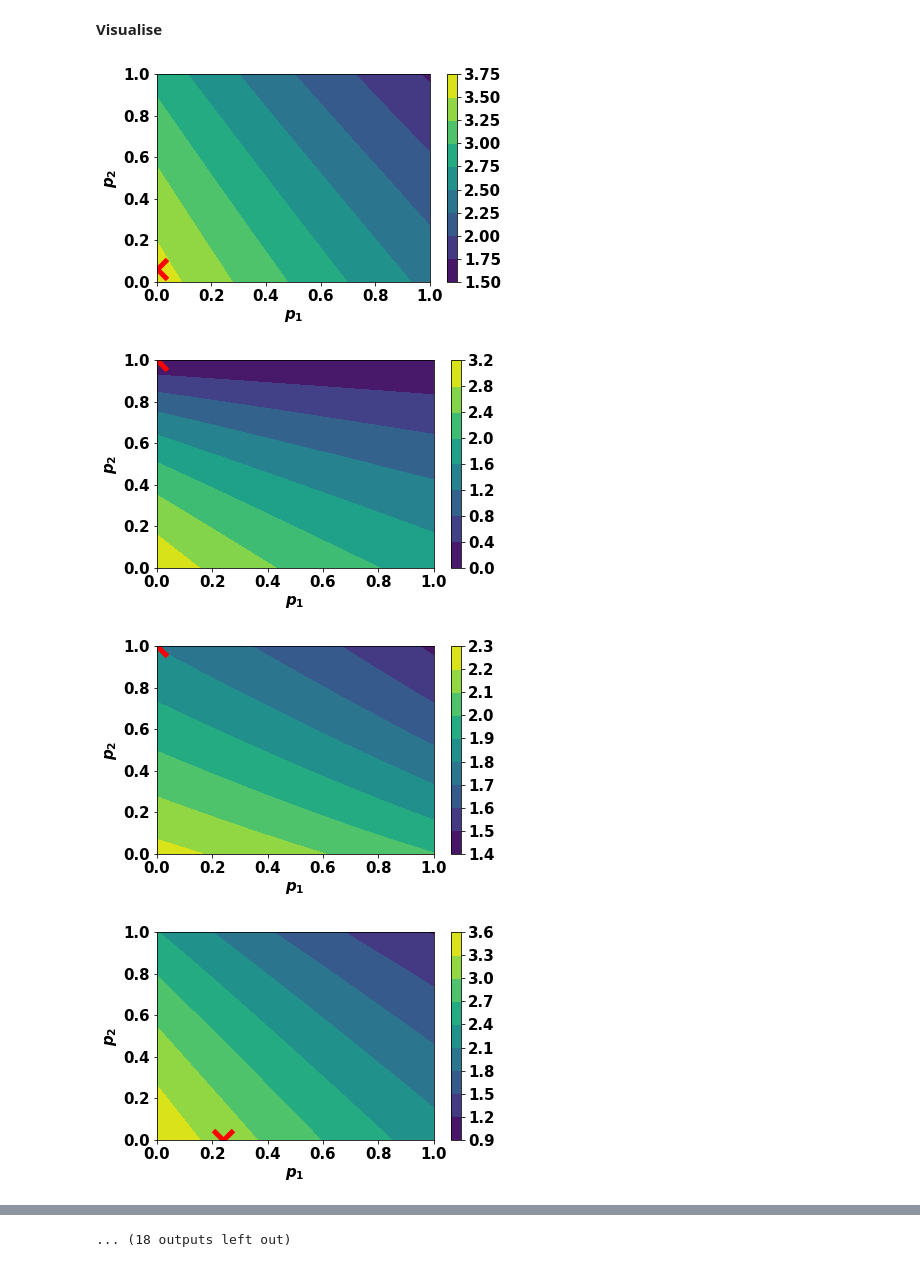
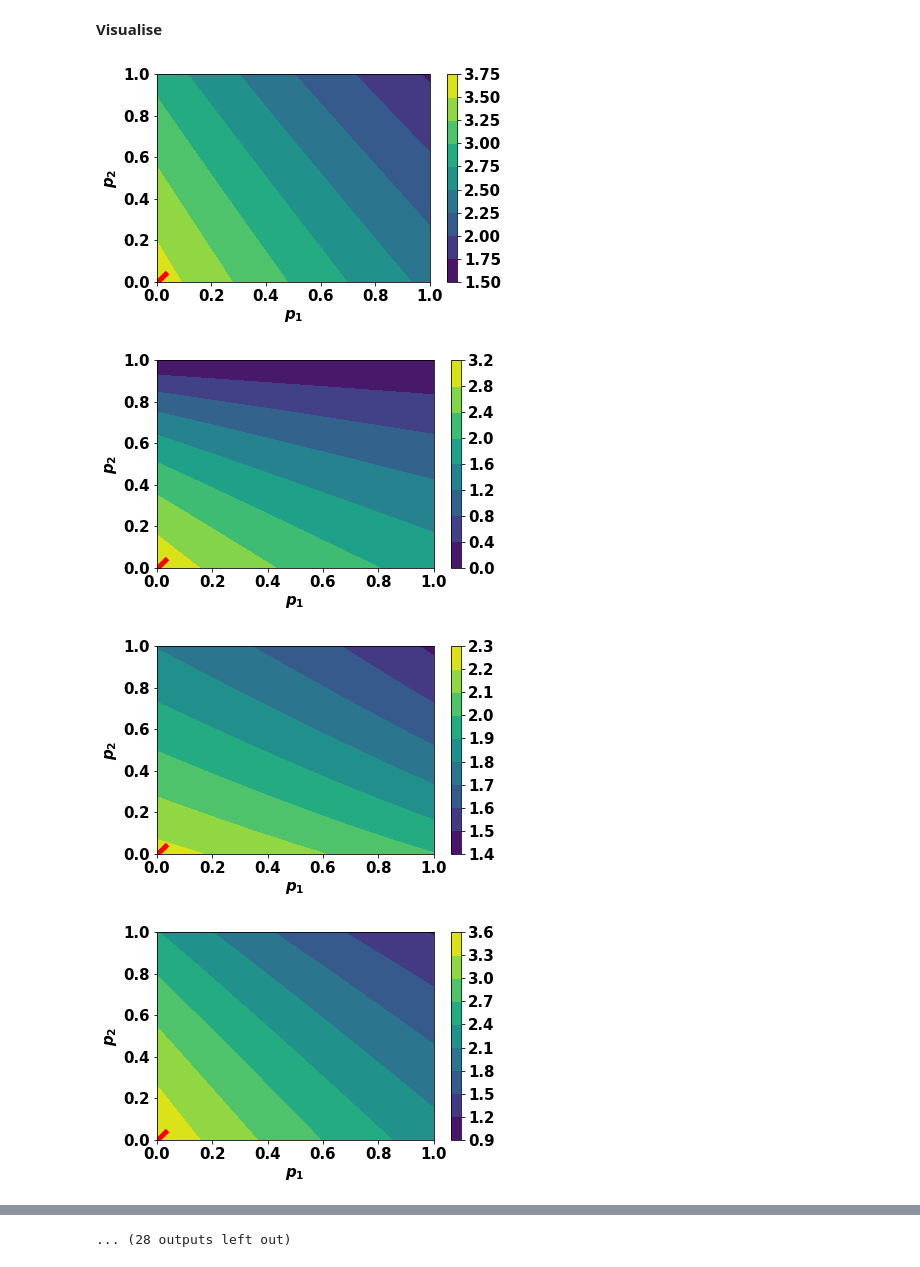
Before and after one commit to Nikoleta-v3/Memory-size-in-the-prisoners-dilemma, a Jupyter notebook: nbs/Reactive strategies Numerics.ipynb, the cells around one changed output, grey strips where cells are left out. Saved outputs shown, nothing was run; the diff lists cells and outputs as text; code cells hidden in the pictures.

Commit message:
first draft of paper + reactive script

```diff
--- a/nbs/Reactive strategies Numerics.ipynb
+++ b/nbs/Reactive strategies Numerics.ipynb
@@ -20,7 +18,7 @@ font = {'size'   : 15,
 matplotlib.rc('font', **font)
 # %%
 solutions = []
-for i in range(9, 40):
+for i in range(40):
     axl.seed(i)
     opponents = [np.random.random(4) for _ in range(1)]
 
@@ -52,11 +58,11 @@ def plot_argmax(opponents, solution, filename):
 # %%
-for i in range(30):
+for i in range(40):
     axl.seed(i)
     opponents = [np.random.random(4) for _ in range(1)]
 
-    plot_argmax(opponents, solutions[i], '../img/reactive_pairwise_{}.pdf'.format(i))
+    plot_argmax(opponents, solutions[i], '../img/reactive/reactive_pairwise_{}.pdf'.format(i))
 # %% [output]
-[figure, old version]
+[figure, new version]
-[figure, old version]
+[figure, new version]
-[figure, old version]
+[figure, new version]
-[figure, old version]
+[figure, new version]
@@ -71 +77 @@ for i in range(30):
-... (18 outputs left out)
+... (28 outputs left out)
```
Also changed, not shown: parts of 6 cells of this notebook, 8 other files.
